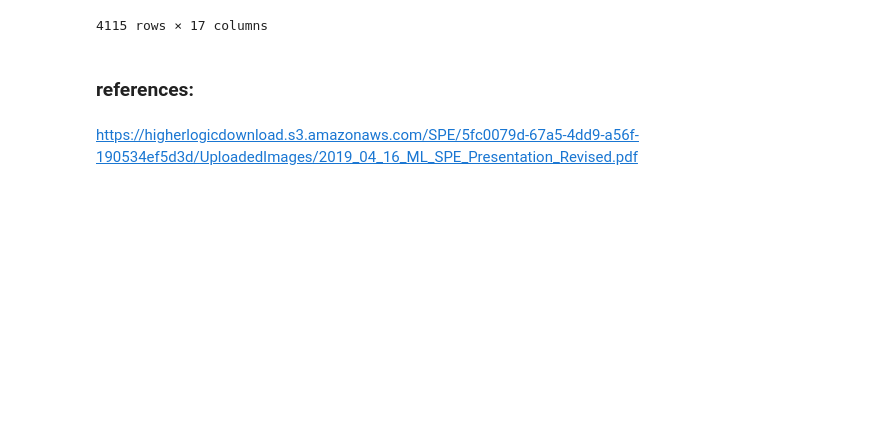
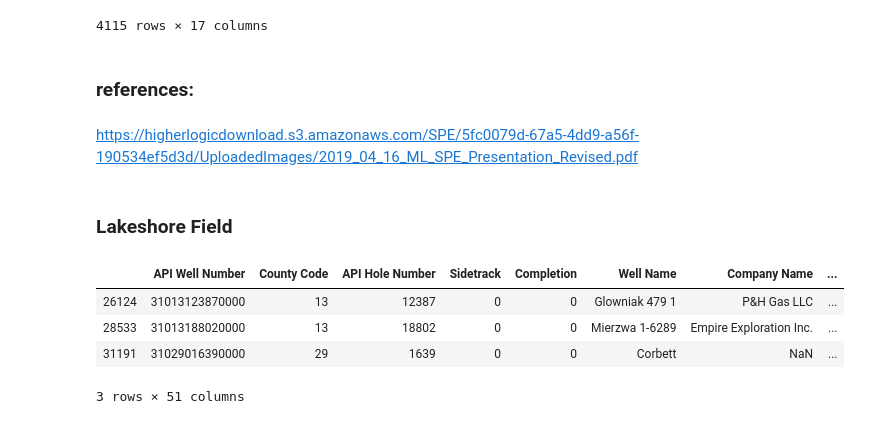
Before and after one commit to xs-abzal/oil_production_forecasting, a Jupyter notebook: part_1.ipynb, the cells around one changed output. Drawn from its saved outputs; the diff is of its cells as text; code cells hidden in the pictures; blank space fills up the shorter version.

```diff
--- a/part_1.ipynb
+++ b/part_1.ipynb
@@ -216,3 +216,13 @@ prod_2019.loc[prod_2019.Field=='Lakeshore']
 ### references:
 # %% [markdown]
 https://higherlogicdownload.s3.amazonaws.com/SPE/5fc0079d-67a5-4dd9-a56f-190534ef5d3d/UploadedImages/2019_04_16_ML_SPE_Presentation_Revised.pdf
+# %% [markdown]
+### Lakeshore Field
+# %%
+fld.sample(3)
+# %% [output]
+|  | API Well Number | County Code | API Hole Number | Sidetrack | Completion | Well Name | Company Name | ... |
+| 26124 | 31013123870000 | 13 | 12387 | 0 | 0 | Glowniak 479 1 | P&H Gas LLC | ... |
+| 28533 | 31013188020000 | 13 | 18802 | 0 | 0 | Mierzwa 1-6289 | Empire Exploration Inc. | ... |
+| 31191 | 31029016390000 | 29 | 1639 | 0 | 0 | Corbett | NaN | ... |
+3 rows × 51 columns
```
Also changed, not shown: parts of 7 cells of this notebook, 2 other files.
